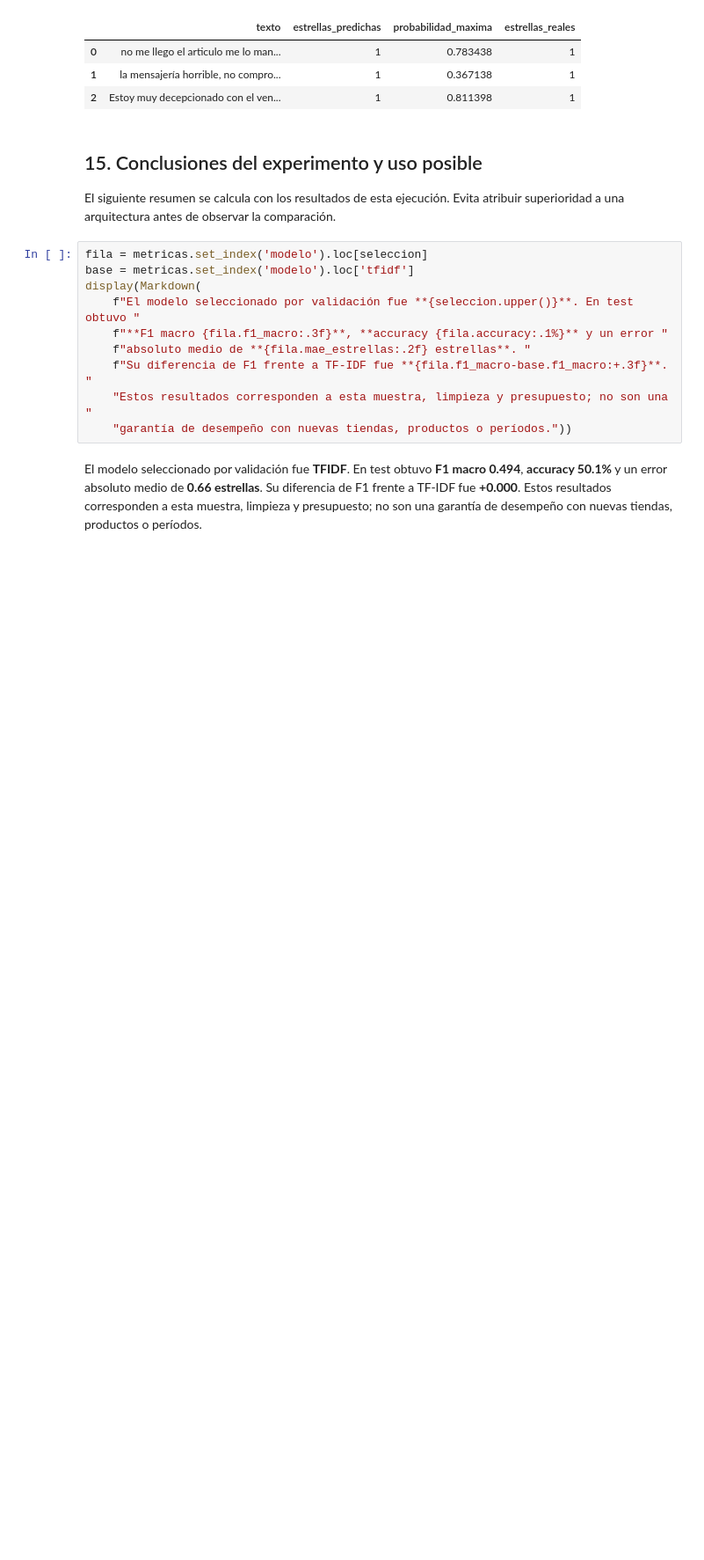
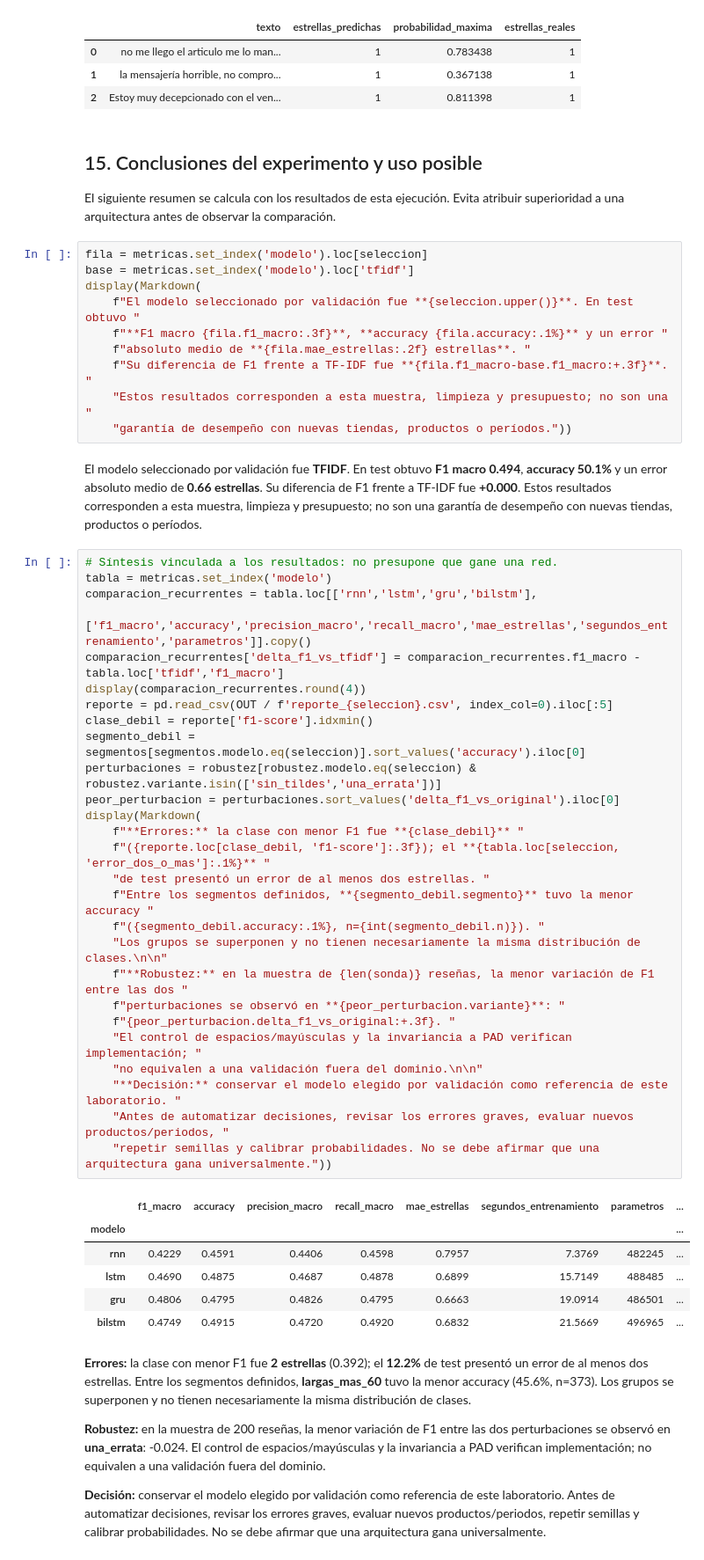
Before and after one commit to nfmanios-debug/ean_nlp, a Jupyter notebook: NLP_Amazon_Reviews_ES.ipynb, the cells around one changed output. Shown at 88% size. Drawn from its saved outputs; the diff is of its cells as text; blank space fills up the shorter version.

```diff
--- a/NLP_Amazon_Reviews_ES.ipynb
+++ b/NLP_Amazon_Reviews_ES.ipynb
@@ -745,6 +1090,45 @@ display(Markdown(
     "garantía de desempeño con nuevas tiendas, productos o períodos."))
 # %% [output]
 El modelo seleccionado por validación fue **TFIDF**. En test obtuvo **F1 macro 0.494**, **accuracy 50.1%** y un error absoluto medio de **0.66 estrellas**. Su diferencia de F1 frente a TF-IDF fue **+0.000**. Estos resultados corresponden a esta muestra, limpieza y presupuesto; no son una garantía de desempeño con nuevas tiendas, productos o períodos.
+# %%
+# Síntesis vinculada a los resultados: no presupone que gane una red.
+tabla = metricas.set_index('modelo')
+comparacion_recurrentes = tabla.loc[['rnn','lstm','gru','bilstm'],
+    ['f1_macro','accuracy','precision_macro','recall_macro','mae_estrellas','segundos_entrenamiento','parametros']].copy()
+comparacion_recurrentes['delta_f1_vs_tfidf'] = comparacion_recurrentes.f1_macro - tabla.loc['tfidf','f1_macro']
+display(comparacion_recurrentes.round(4))
+reporte = pd.read_csv(OUT / f'reporte_{seleccion}.csv', index_col=0).iloc[:5]
+clase_debil = reporte['f1-score'].idxmin()
+segmento_debil = segmentos[segmentos.modelo.eq(seleccion)].sort_values('accuracy').iloc[0]
+perturbaciones = robustez[robustez.modelo.eq(seleccion) & robustez.variante.isin(['sin_tildes','una_errata'])]
+peor_perturbacion = perturbaciones.sort_values('delta_f1_vs_original').iloc[0]
+display(Markdown(
+    f"**Errores:** la clase con menor F1 fue **{clase_debil}** "
+    f"({reporte.loc[clase_debil, 'f1-score']:.3f}); el **{tabla.loc[seleccion, 'error_dos_o_mas']:.1%}** "
+    "de test presentó un error de al menos dos estrellas. "
+    f"Entre los segmentos definidos, **{segmento_debil.segmento}** tuvo la menor accuracy "
+    f"({segmento_debil.accuracy:.1%}, n={int(segmento_debil.n)}). "
+    "Los grupos se superponen y no tienen necesariamente la misma distribución de clases.\n\n"
+    f"**Robustez:** en la muestra de {len(sonda)} reseñas, la menor variación de F1 entre las dos "
+    f"perturbaciones se observó en **{peor_perturbacion.variante}**: "
+    f"{peor_perturbacion.delta_f1_vs_original:+.3f}. "
+    "El control de espacios/mayúsculas y la invariancia a PAD verifican implementación; "
+    "no equivalen a una validación fuera del dominio.\n\n"
+    "**Decisión:** conservar el modelo elegido por validación como referencia de este laboratorio. "
+    "Antes de automatizar decisiones, revisar los errores graves, evaluar nuevos productos/periodos, "
+    "repetir semillas y calibrar probabilidades. No se debe afirmar que una arquitectura gana universalmente."))
+# %% [output]
+|  | f1_macro | accuracy | precision_macro | recall_macro | mae_estrellas | segundos_entrenamiento | parametros | ... |
+| modelo |  |  |  |  |  |  |  | ... |
+| rnn | 0.4229 | 0.4591 | 0.4406 | 0.4598 | 0.7957 | 7.3769 | 482245 | ... |
+| lstm | 0.4690 | 0.4875 | 0.4687 | 0.4878 | 0.6899 | 15.7149 | 488485 | ... |
+| gru | 0.4806 | 0.4795 | 0.4826 | 0.4795 | 0.6663 | 19.0914 | 486501 | ... |
+| bilstm | 0.4749 | 0.4915 | 0.4720 | 0.4920 | 0.6832 | 21.5669 | 496965 | ... |
+**Errores:** la clase con menor F1 fue **2 estrellas** (0.392); el **12.2%** de test presentó un error de al menos dos estrellas. Entre los segmentos definidos, **largas_mas_60** tuvo la menor accuracy (45.6%, n=373). Los grupos se superponen y no tienen necesariamente la misma distribución de clases.
+
+**Robustez:** en la muestra de 200 reseñas, la menor variación de F1 entre las dos perturbaciones se observó en **una_errata**: -0.024. El control de espacios/mayúsculas y la invariancia a PAD verifican implementación; no equivalen a una validación fuera del dominio.
+
+**Decisión:** conservar el modelo elegido por validación como referencia de este laboratorio. Antes de automatizar decisiones, revisar los errores graves, evaluar nuevos productos/periodos, repetir semillas y calibrar probabilidades. No se debe afirmar que una arquitectura gana universalmente.
 # %% [markdown]
 **Aplicación posible:** organizar reseñas sin calificación o ayudar a revisar opiniones
 en atención al cliente. En Amazon la estrella ya existe; la utilidad del laboratorio es
```
Also changed, not shown: parts of 13 cells of this notebook.
